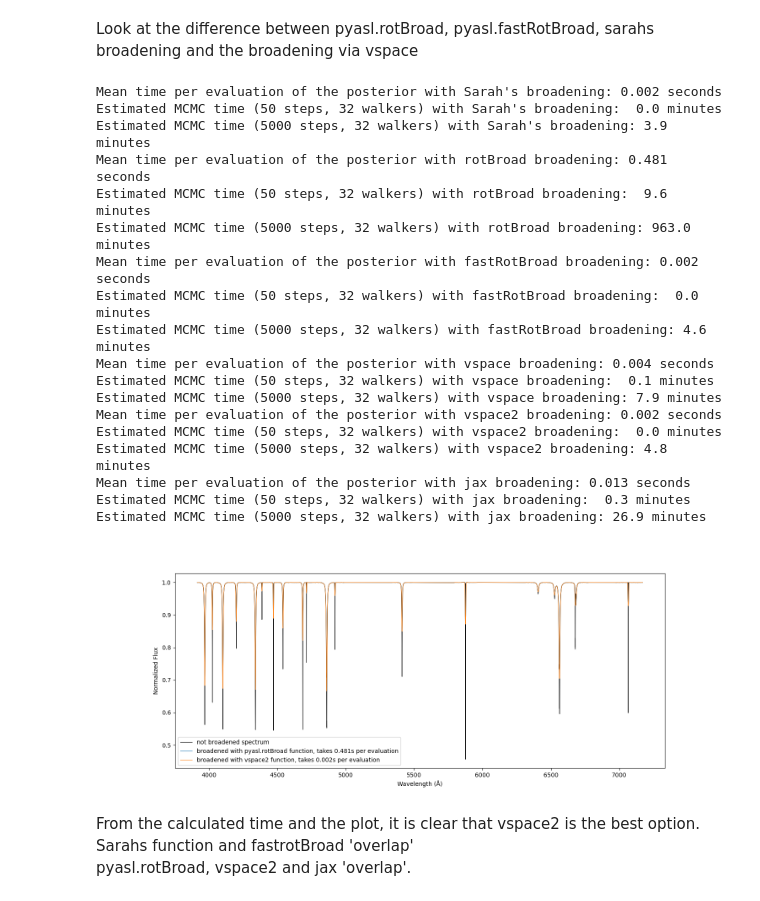
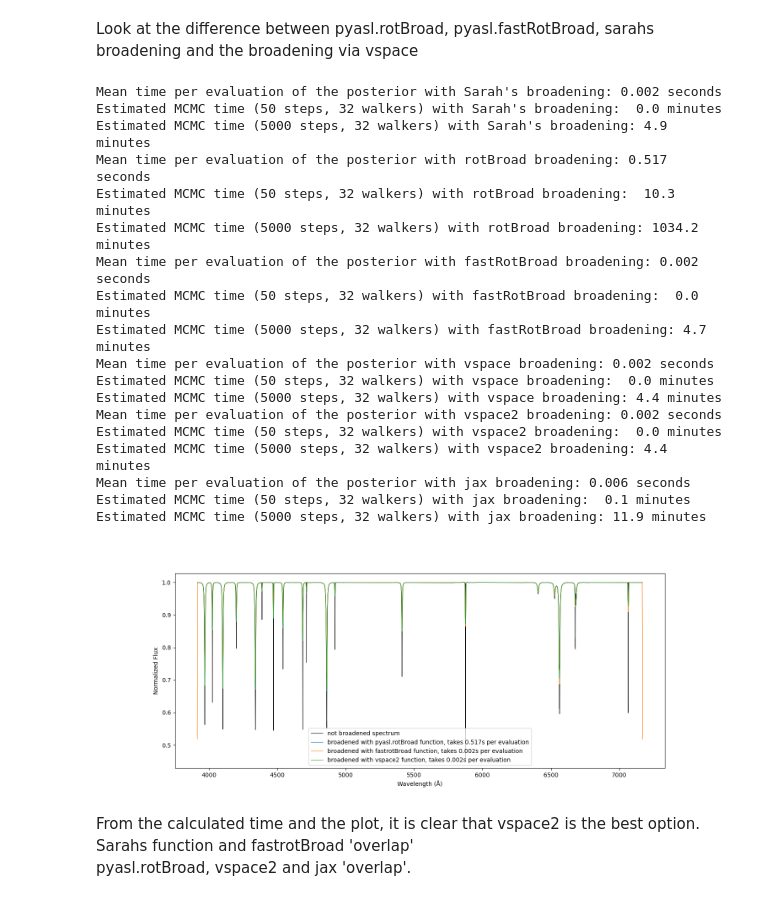
Before and after one commit to API-AXIOM/Statistical-Inference-for-Massive-Stars-MSc-Project, a Jupyter notebook: MCMC_with_calc_kband.ipynb, the cells around one changed output. Cells and saved outputs as stored; diff of their text form; code cells hidden in the pictures.

```diff
--- a/MCMC_with_calc_kband.ipynb
+++ b/MCMC_with_calc_kband.ipynb
@@ -1185,44 +1189,44 @@ log_posterior_test = make_log_posterior_with_kband(
     limbdark=0.6,
     broadening_method = 'jax',
 )
 n_repeats = 10
 total_time = timeit.timeit(lambda: log_posterior_test(theta_true), number=n_repeats)
 mean_time_rotBroadJax = total_time / n_repeats
 print(f"Mean time per evaluation of the posterior with jax broadening: {mean_time_rotBroadJax:.3f} seconds")
 print(f"Estimated MCMC time (50 steps, 32 walkers) with jax broadening:  {mean_time_rotBroadJax * 24 * 50 / 60:.1f} minutes")
 print(f"Estimated MCMC time (5000 steps, 32 walkers) with jax broadening: {mean_time_rotBroadJax * 24 * 5000 / 60:.1f} minutes")
 
 
 %matplotlib widget
 plt.figure(figsize=(15, 6))
 plt.plot(wl_uniform, observed_flux_no_vsini, color='black', label='not broadened spectrum', lw=0.8)
 #plt.plot(wl_uniform, observed_flux_Sarah, label=f'broadened with Sarahs function, takes {mean_time_Sarah:.3f}s per evaluation', lw=0.8)
 plt.plot(wl_uniform, observed_flux_rotBroad, label=f'broadened with pyasl.rotBroad function, takes {mean_time_rotBroad:.3f}s per evaluation', lw=0.8)
-#plt.plot(wl_uniform, observed_flux_fastRotBroad, label=f'broadened with fastrotBroad function, takes {mean_time_fastRotBroad:.3f}s per evaluation', lw=0.8)
+plt.plot(wl_uniform, observed_flux_fastRotBroad, label=f'broadened with fastrotBroad function, takes {mean_time_fastRotBroad:.3f}s per evaluation', lw=0.8)
 #plt.plot(wl_uniform, observed_flux_vspace, label=f'broadened with vspace function, takes {mean_time_vspace:.3f}s per evaluation', lw=0.8)
 plt.plot(wl_uniform, observed_flux_vspace2, label=f'broadened with vspace2 function, takes {mean_time_vspace2:.3f}s per evaluation', lw=0.8)
 #plt.plot(wl_uniform, observed_flux_rotBroadJax, label=f'broadened with jax function, takes {mean_time_rotBroadJax:.3f}s per evaluation', lw=0.8)
 plt.xlabel("Wavelength (Å)")
 plt.ylabel("Normalized Flux")
 plt.legend()
 plt.show()
 # %% [output]
 Mean time per evaluation of the posterior with Sarah's broadening: 0.002 seconds
 Estimated MCMC time (50 steps, 32 walkers) with Sarah's broadening:  0.0 minutes
-Estimated MCMC time (5000 steps, 32 walkers) with Sarah's broadening: 3.9 minutes
-Mean time per evaluation of the posterior with rotBroad broadening: 0.481 seconds
-Estimated MCMC time (50 steps, 32 walkers) with rotBroad broadening:  9.6 minutes
-Estimated MCMC time (5000 steps, 32 walkers) with rotBroad broadening: 963.0 minutes
+Estimated MCMC time (5000 steps, 32 walkers) with Sarah's broadening: 4.9 minutes
+Mean time per evaluation of the posterior with rotBroad broadening: 0.517 seconds
+Estimated MCMC time (50 steps, 32 walkers) with rotBroad broadening:  10.3 minutes
+Estimated MCMC time (5000 steps, 32 walkers) with rotBroad broadening: 1034.2 minutes
 Mean time per evaluation of the posterior with fastRotBroad broadening: 0.002 seconds
 Estimated MCMC time (50 steps, 32 walkers) with fastRotBroad broadening:  0.0 minutes
-Estimated MCMC time (5000 steps, 32 walkers) with fastRotBroad broadening: 4.6 minutes
-Mean time per evaluation of the posterior with vspace broadening: 0.004 seconds
-Estimated MCMC time (50 steps, 32 walkers) with vspace broadening:  0.1 minutes
-Estimated MCMC time (5000 steps, 32 walkers) with vspace broadening: 7.9 minutes
+Estimated MCMC time (5000 steps, 32 walkers) with fastRotBroad broadening: 4.7 minutes
+Mean time per evaluation of the posterior with vspace broadening: 0.002 seconds
+Estimated MCMC time (50 steps, 32 walkers) with vspace broadening:  0.0 minutes
+Estimated MCMC time (5000 steps, 32 walkers) with vspace broadening: 4.4 minutes
 Mean time per evaluation of the posterior with vspace2 broadening: 0.002 seconds
 Estimated MCMC time (50 steps, 32 walkers) with vspace2 broadening:  0.0 minutes
-Estimated MCMC time (5000 steps, 32 walkers) with vspace2 broadening: 4.8 minutes
-Mean time per evaluation of the posterior with jax broadening: 0.013 seconds
-Estimated MCMC time (50 steps, 32 walkers) with jax broadening:  0.3 minutes
-Estimated MCMC time (5000 steps, 32 walkers) with jax broadening: 26.9 minutes
+Estimated MCMC time (5000 steps, 32 walkers) with vspace2 broadening: 4.4 minutes
+Mean time per evaluation of the posterior with jax broadening: 0.006 seconds
+Estimated MCMC time (50 steps, 32 walkers) with jax broadening:  0.1 minutes
+Estimated MCMC time (5000 steps, 32 walkers) with jax broadening: 11.9 minutes
-[figure, old version]
+[figure, new version]
```
Also changed, not shown: parts of 4 cells of this notebook, 3 other files.
